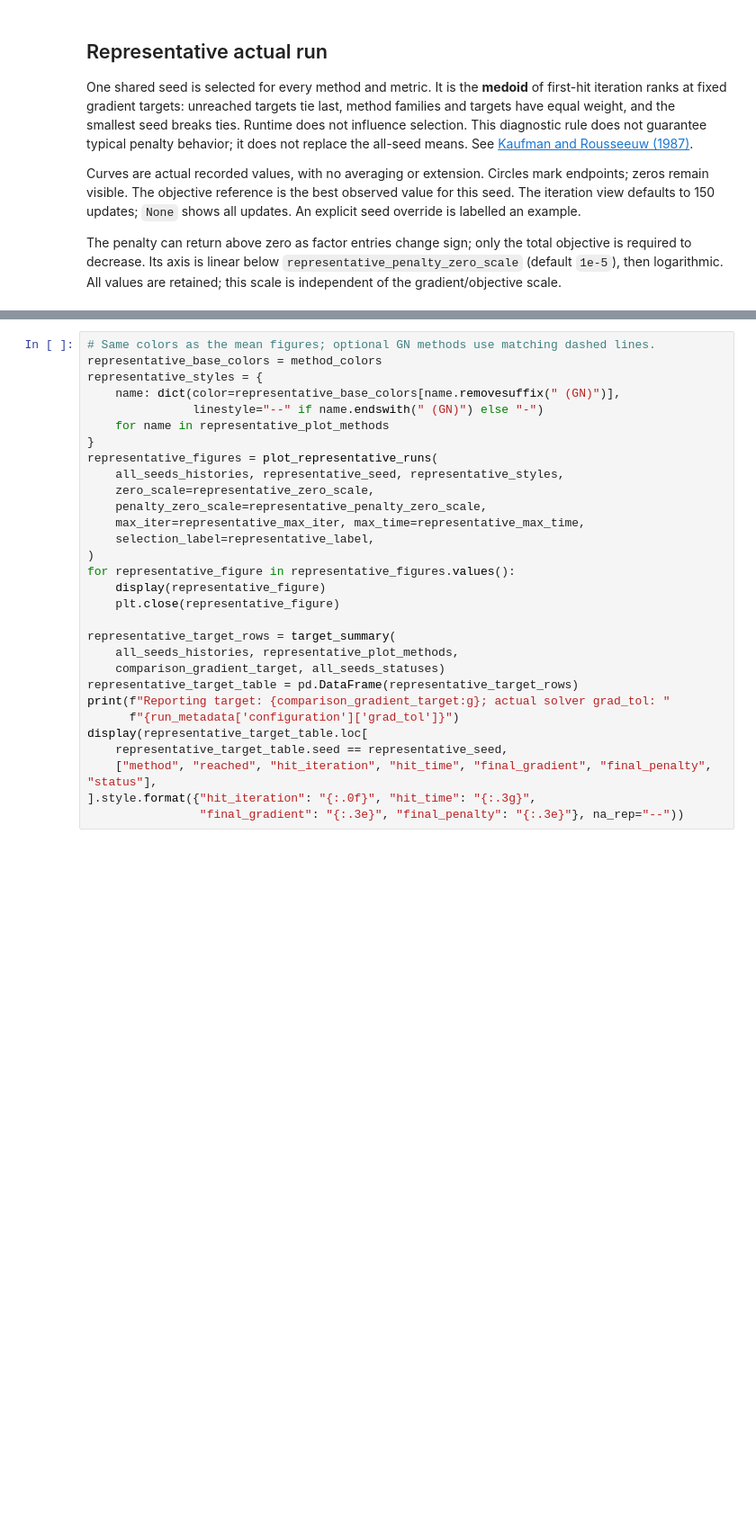
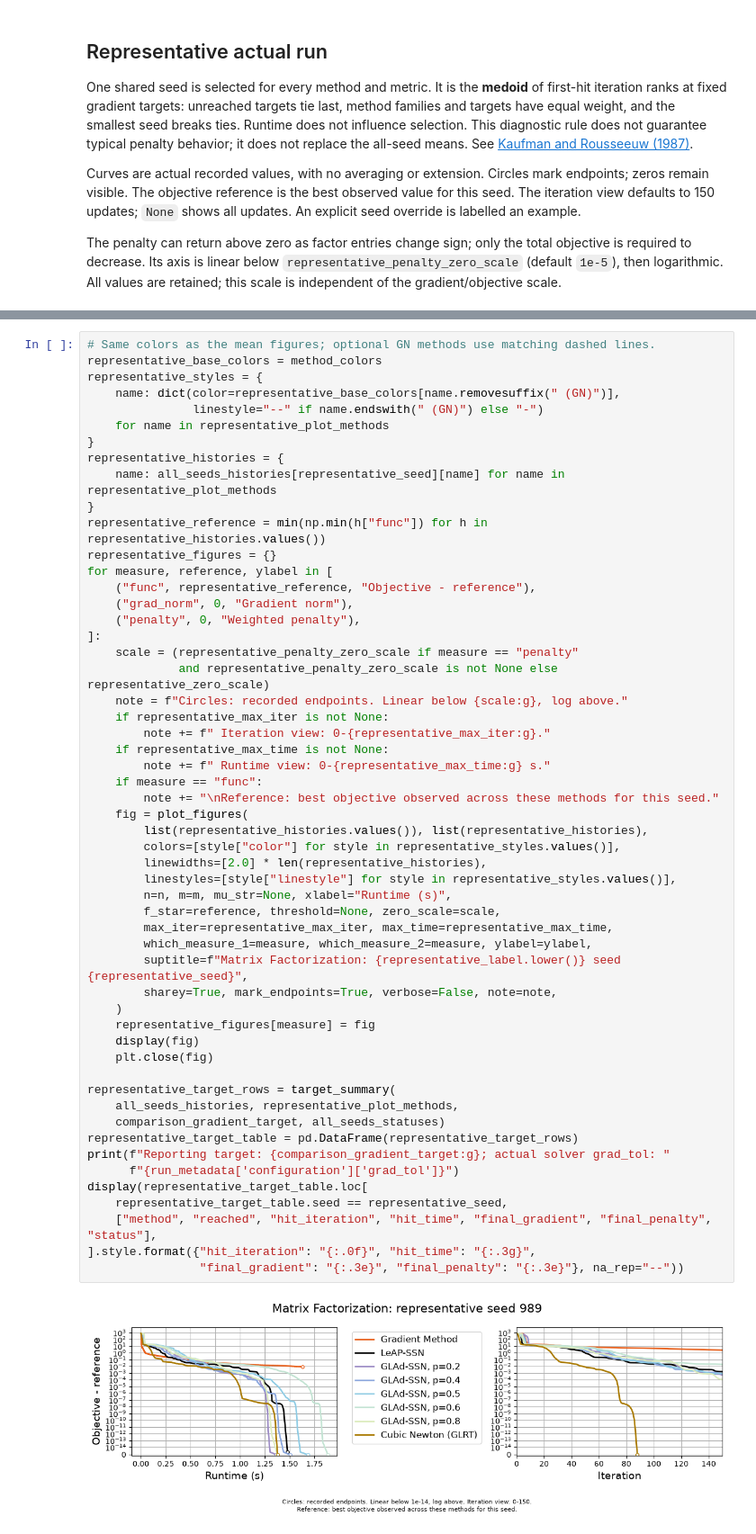
Before and after one commit to clemens-sirotenko/skip-the-hessian-keep-the-rates, a Jupyter notebook: MF/experiment_matrix_factorization_multiple_parallel_final.ipynb, the cells around one changed output, grey strips where cells are left out. Shown at 90% size. Cells and saved outputs as stored; diff of their text form; blank space fills up the shorter version.

```diff
--- a/MF/experiment_matrix_factorization_multiple_parallel_final.ipynb
+++ b/MF/experiment_matrix_factorization_multiple_parallel_final.ipynb
@@ -748,30 +824,56 @@ display(selection_scores.style.format({"medoid score": "{:.4f}"}))
 # %%
 # Same colors as the mean figures; optional GN methods use matching dashed lines.
 representative_base_colors = method_colors
 representative_styles = {
     name: dict(color=representative_base_colors[name.removesuffix(" (GN)")],
                linestyle="--" if name.endswith(" (GN)") else "-")
     for name in representative_plot_methods
 }
-representative_figures = plot_representative_runs(
-    all_seeds_histories, representative_seed, representative_styles,
-    zero_scale=representative_zero_scale,
-    penalty_zero_scale=representative_penalty_zero_scale,
-    max_iter=representative_max_iter, max_time=representative_max_time,
-    selection_label=representative_label,
-)
-for representative_figure in representative_figures.values():
-    display(representative_figure)
-    plt.close(representative_figure)
+representative_histories = {
+    name: all_seeds_histories[representative_seed][name] for name in representative_plot_methods
+}
+representative_reference = min(np.min(h["func"]) for h in representative_histories.values())
+representative_figures = {}
+for measure, reference, ylabel in [
+    ("func", representative_reference, "Objective - reference"),
+    ("grad_norm", 0, "Gradient norm"),
+    ("penalty", 0, "Weighted penalty"),
+]:
+    scale = (representative_penalty_zero_scale if measure == "penalty"
+             and representative_penalty_zero_scale is not None else representative_zero_scale)
+    note = f"Circles: recorded endpoints. Linear below {scale:g}, log above."
+    if representative_max_iter is not None:
+        note += f" Iteration view: 0-{representative_max_iter:g}."
+    if representative_max_time is not None:
+        note += f" Runtime view: 0-{representative_max_time:g} s."
+    if measure == "func":
+        note += "\nReference: best objective observed across these methods for this seed."
+    fig = plot_figures(
+        list(representative_histories.values()), list(representative_histories),
+        colors=[style["color"] for style in representative_styles.values()],
+        linewidths=[2.0] * len(representative_histories),
+        linestyles=[style["linestyle"] for style in representative_styles.values()],
+        n=n, m=m, mu_str=None, xlabel="Runtime (s)",
+        f_star=reference, threshold=None, zero_scale=scale,
+        max_iter=representative_max_iter, max_time=representative_max_time,
+        which_measure_1=measure, which_measure_2=measure, ylabel=ylabel,
+        suptitle=f"Matrix Factorization: {representative_label.lower()} seed {representative_seed}",
+        sharey=True, mark_endpoints=True, verbose=False, note=note,
+    )
+    representative_figures[measure] = fig
+    display(fig)
+    plt.close(fig)
 
 representative_target_rows = target_summary(
     all_seeds_histories, representative_plot_methods,
     comparison_gradient_target, all_seeds_statuses)
 representative_target_table = pd.DataFrame(representative_target_rows)
 print(f"Reporting target: {comparison_gradient_target:g}; actual solver grad_tol: "
       f"{run_metadata['configuration']['grad_tol']}")
 display(representative_target_table.loc[
     representative_target_table.seed == representative_seed,
     ["method", "reached", "hit_iteration", "hit_time", "final_gradient", "final_penalty", "status"],
 ].style.format({"hit_iteration": "{:.0f}", "hit_time": "{:.3g}",
                 "final_gradient": "{:.3e}", "final_penalty": "{:.3e}"}, na_rep="--"))
+# %% [output]
+[figure, added]
```
Also changed, not shown: parts of 15 cells of this notebook, 1 other file.
